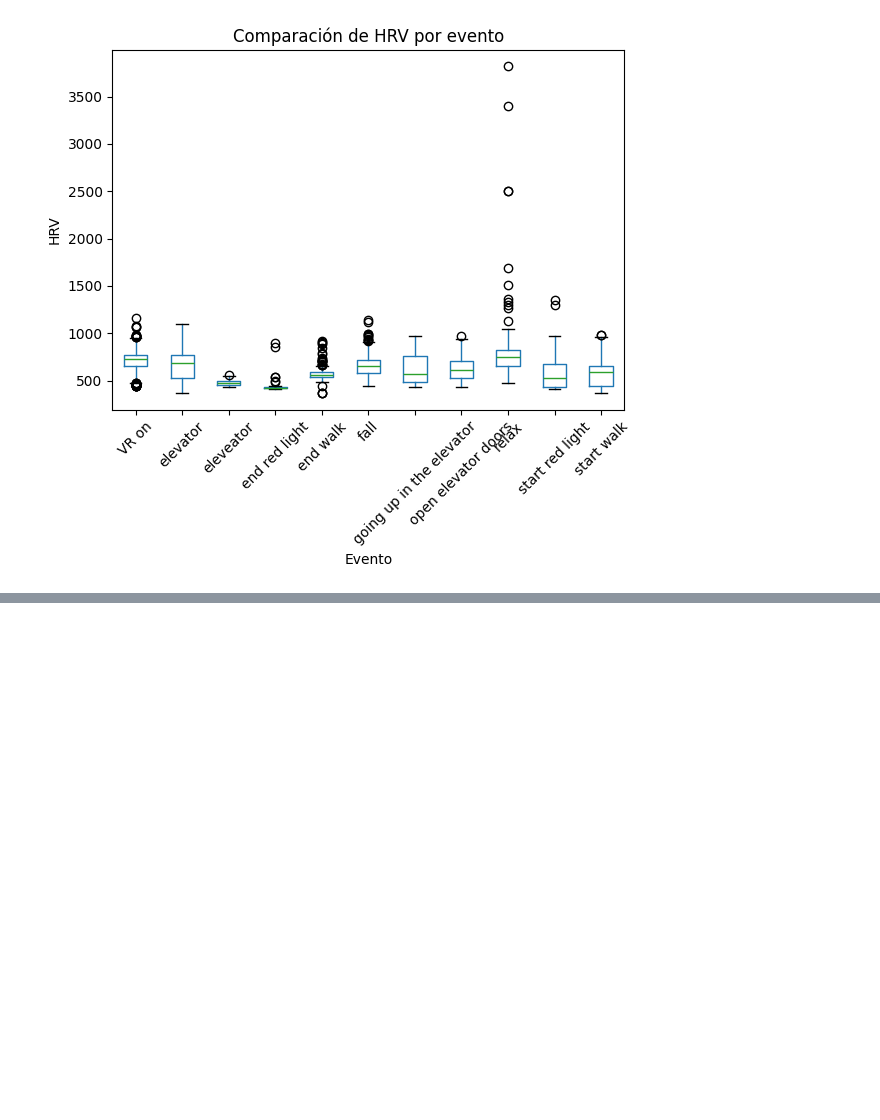
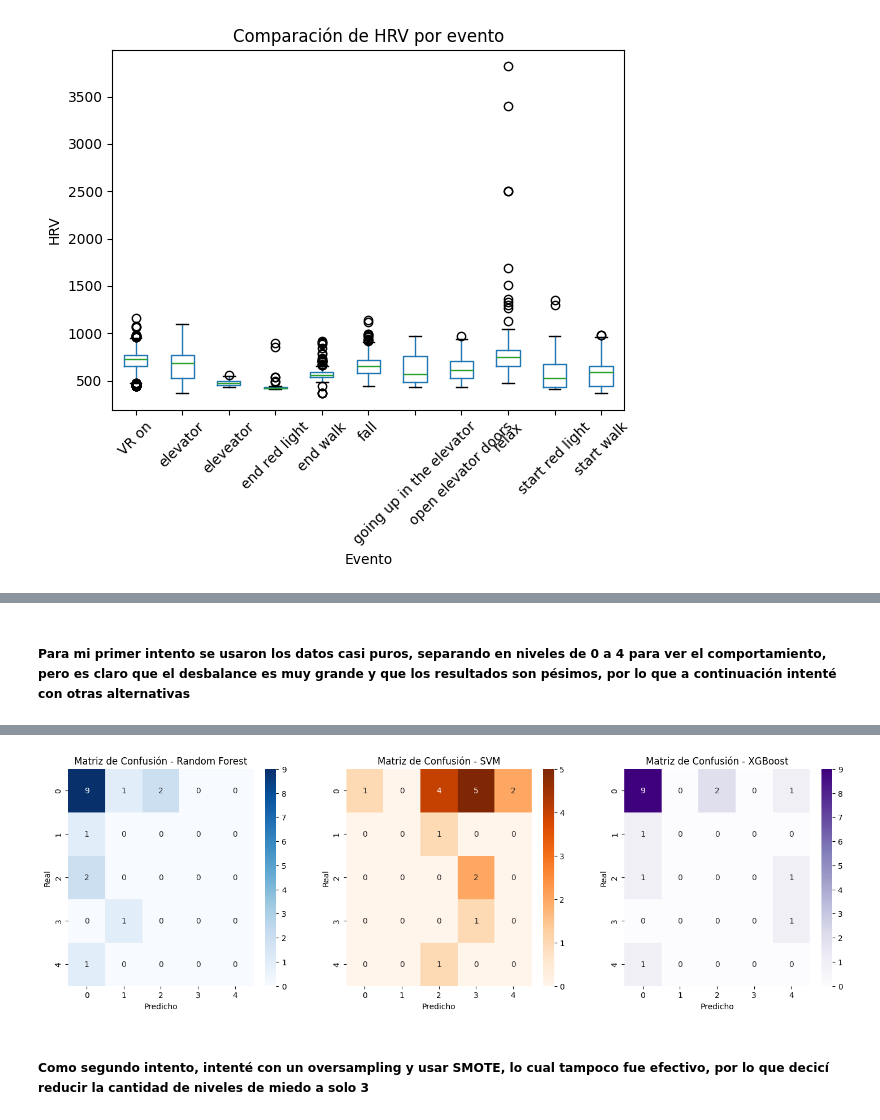
Before and after one commit to mlizarraga-21/CSDI2025, a Jupyter notebook: Practicas/P4/P4-2.ipynb, the cells around one changed output, grey strips where cells are left out. Cells and saved outputs as stored; diff of their text form; code cells hidden in the pictures; blank space fills up the shorter version.

```diff
--- a/Practicas/P4/P4-2.ipynb
+++ b/Practicas/P4/P4-2.ipynb
@@ -232,0 +454,70 @@ Datos guardados en hrv_por_nivel_miedo.csv
+# %% [markdown]
+##### Para mi primer intento se usaron los datos casi puros, separando en niveles de 0 a 4 para ver el comportamiento, pero es claro que el desbalance es muy grande y que los resultados son pésimos, por lo que a continuación intenté con otras alternativas
+# %%
+# Unir X_train e y_train para facilitar el resampling
+df_train = pd.concat([pd.DataFrame(X_train, columns=df_features.drop(columns=["Nivel_Miedo"]).columns),
+                      pd.Series(y_train, name="Nivel_Miedo")], axis=1)
+
+# Determinar la cantidad de ejemplos de la clase mayoritaria
+max_samples = df_train["Nivel_Miedo"].value_counts().max()
+
+# Aplicar oversampling para igualar la cantidad de muestras en cada clase
+df_resampled = pd.concat([
+    resample(df_train[df_train["Nivel_Miedo"] == clase],
+             replace=True,  # Permite duplicación
+             n_samples=max_samples,  # Igualar a la clase mayoritaria
+             random_state=42)
+    for clase in df_train["Nivel_Miedo"].unique()
+])
+
+# Separar nuevamente X_train e y_train
+X_train_balanced = df_resampled.drop(columns=["Nivel_Miedo"])
+y_train_balanced = df_resampled["Nivel_Miedo"]
+
+# Reentrenar los modelos con los datos balanceados
+
+# Modelo 1: Random Forest
+rf_model_balanced = RandomForestClassifier(n_estimators=100, random_state=42)
+rf_model_balanced.fit(X_train_balanced, y_train_balanced)
+y_pred_rf_balanced = rf_model_balanced.predict(X_test)
+
+# Modelo 2: SVM
+svm_model_balanced = SVC(kernel="rbf", C=1, gamma="scale")
+svm_model_balanced.fit(X_train_balanced, y_train_balanced)
+y_pred_svm_balanced = svm_model_balanced.predict(X_test)
+
+# Modelo 3: XGBoost
+xgb_model_balanced = xgb.XGBClassifier(n_estimators=100, learning_rate=0.1, random_state=42)
+xgb_model_balanced.fit(X_train_balanced, y_train_balanced)
+y_pred_xgb_balanced = xgb_model_balanced.predict(X_test)
+
+# Evaluar los modelos
+print("\nRandom Forest Results:")
+print(classification_report(y_test, y_pred_rf_balanced))
+
+print("\nSVM Results:")
+print(classification_report(y_test, y_pred_svm_balanced))
+
+print("\nXGBoost Results:")
+print(classification_report(y_test, y_pred_xgb_balanced))
+
+# Mostrar matrices de confusión
+fig, axes = plt.subplots(1, 3, figsize=(18, 5))
+
+sns.heatmap(confusion_matrix(y_test, y_pred_rf_balanced), annot=True, fmt="d", cmap="Blues", ax=axes[0])
+axes[0].set_title("Matriz de Confusión - Random Forest")
+axes[0].set_xlabel("Predicho")
+axes[0].set_ylabel("Real")
+
+sns.heatmap(confusion_matrix(y_test, y_pred_svm_balanced), annot=True, fmt="d", cmap="Oranges", ax=axes[1])
+axes[1].set_title("Matriz de Confusión - SVM")
+axes[1].set_xlabel("Predicho")
+axes[1].set_ylabel("Real")
+
+sns.heatmap(confusion_matrix(y_test, y_pred_xgb_balanced), annot=True, fmt="d", cmap="Purples", ax=axes[2])
+axes[2].set_title("Matriz de Confusión - XGBoost")
+axes[2].set_xlabel("Predicho")
+axes[2].set_ylabel("Real")
+
+plt.show()
+# %% [output]
@@ -233 +541,4 @@ Datos guardados en hrv_por_nivel_miedo.csv
+[figure, added]
+# %% [markdown]
+##### Como segundo intento, intenté con un oversampling y usar SMOTE, lo cual tampoco fue efectivo, por lo que decicí reducir la cantidad de niveles de miedo a solo 3
 # %%
```
Also changed, not shown: parts of 19 cells of this notebook.
